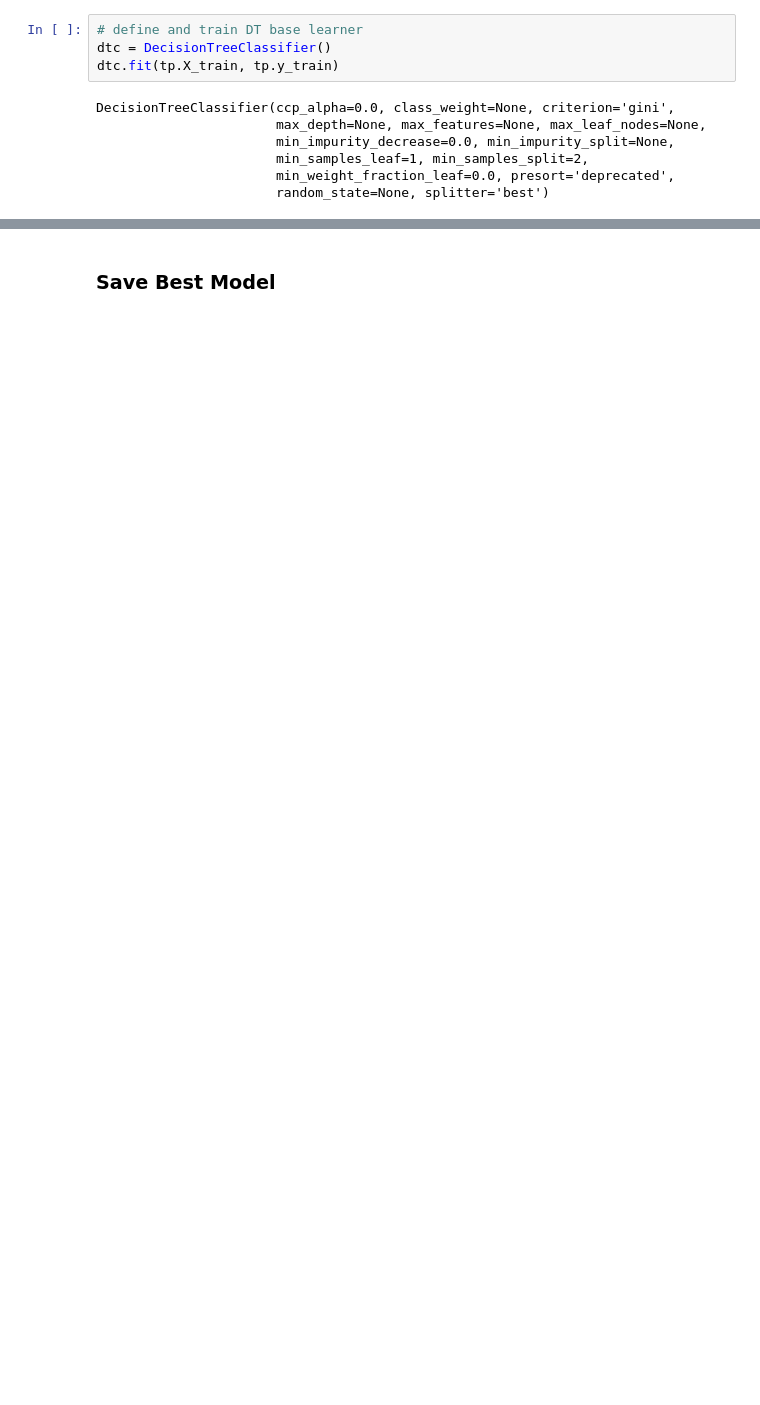
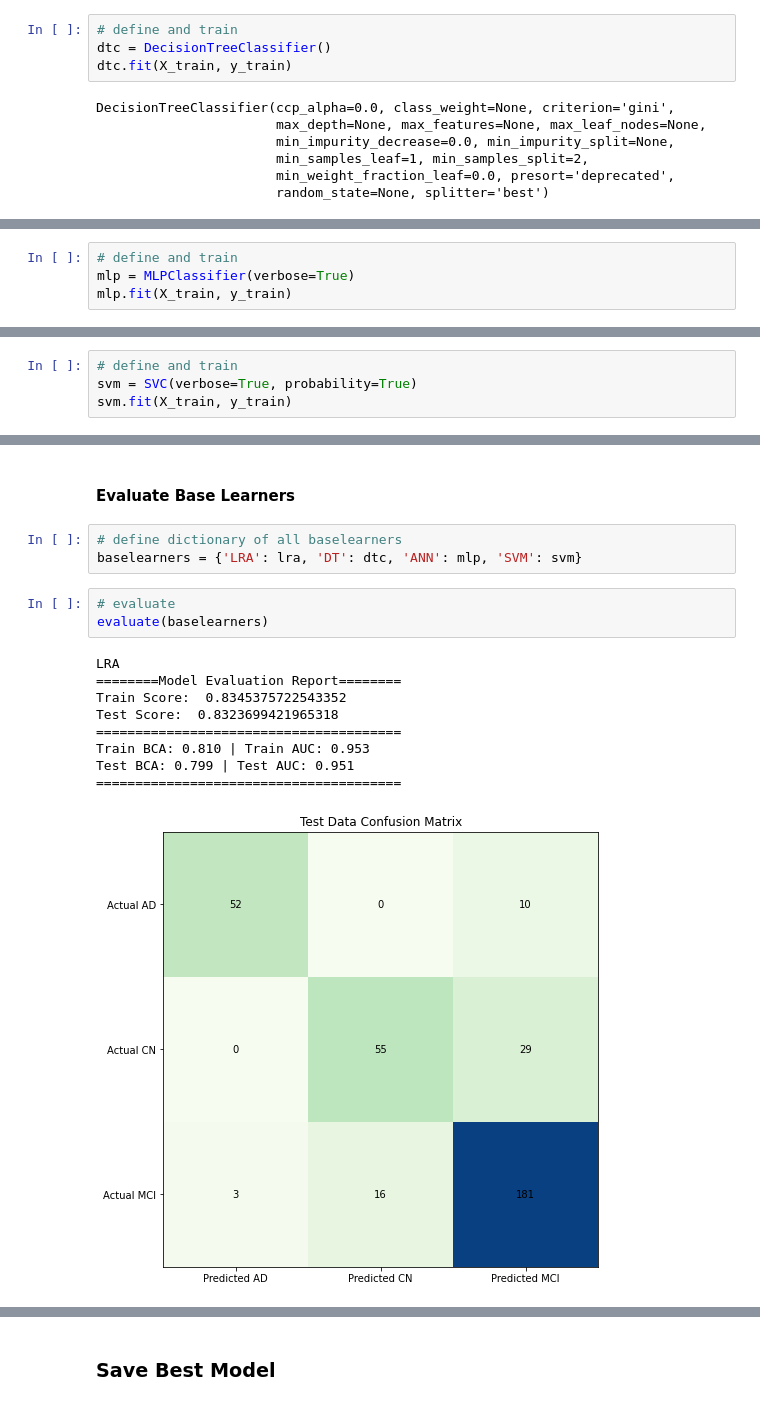
Before and after one commit to rusane/natural-computing, a Jupyter notebook: Project/Stacking.ipynb, the cells around one changed output, grey strips where cells are left out. Cells and saved outputs as stored; diff of their text form; blank space fills up the shorter version.

```diff
--- a/Project/Stacking.ipynb
+++ b/Project/Stacking.ipynb
@@ -49,7 +146,7 @@ splitting dataset to train and test datasets
 # %%
-# define and train DT base learner
+# define and train
 dtc = DecisionTreeClassifier()
-dtc.fit(tp.X_train, tp.y_train)
+dtc.fit(X_train, y_train)
 # %% [output]
 DecisionTreeClassifier(ccp_alpha=0.0, class_weight=None, criterion='gini',
                        max_depth=None, max_features=None, max_leaf_nodes=None,
@@ -70,0 +159,4 @@ estimators = [
+# %%
+# define and train
+mlp = MLPClassifier(verbose=True)
+mlp.fit(X_train, y_train)
@@ -70,0 +191,4 @@ estimators = [
+# %%
+# define and train
+svm = SVC(verbose=True, probability=True)
+svm.fit(X_train, y_train)
@@ -70,0 +201,18 @@ estimators = [
+# %% [markdown]
+#### Evaluate Base Learners
+# %%
+# define dictionary of all baselearners
+baselearners = {'LRA': lra, 'DT': dtc, 'ANN': mlp, 'SVM': svm}
+# %%
+# evaluate
+evaluate(baselearners)
+# %% [output]
+LRA
+========Model Evaluation Report========
+Train Score:  0.8345375722543352
+Test Score:  0.8323699421965318
+=======================================
+Train BCA: 0.810 | Train AUC: 0.953
+Test BCA: 0.799 | Test AUC: 0.951
+=======================================
+[figure, added]
```
Also changed, not shown: parts of 23 cells of this notebook, 3 other files.
